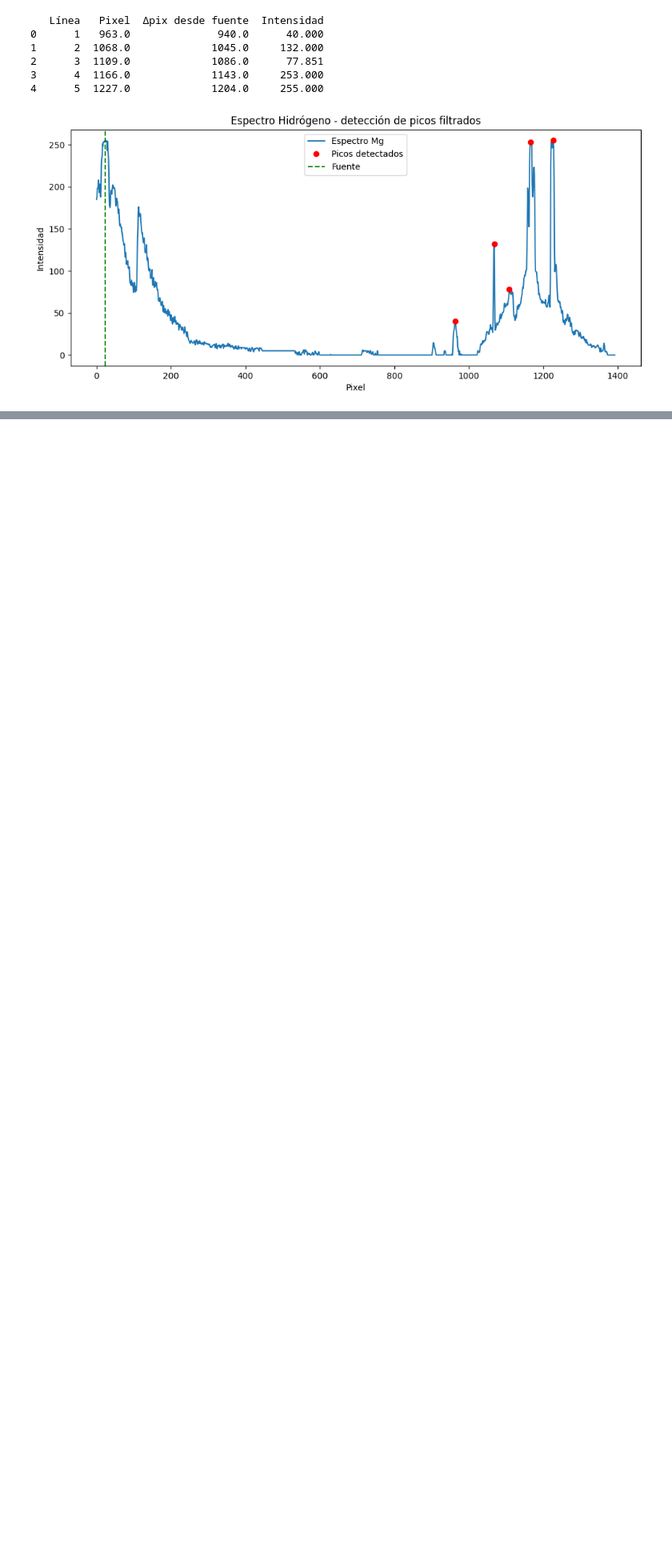
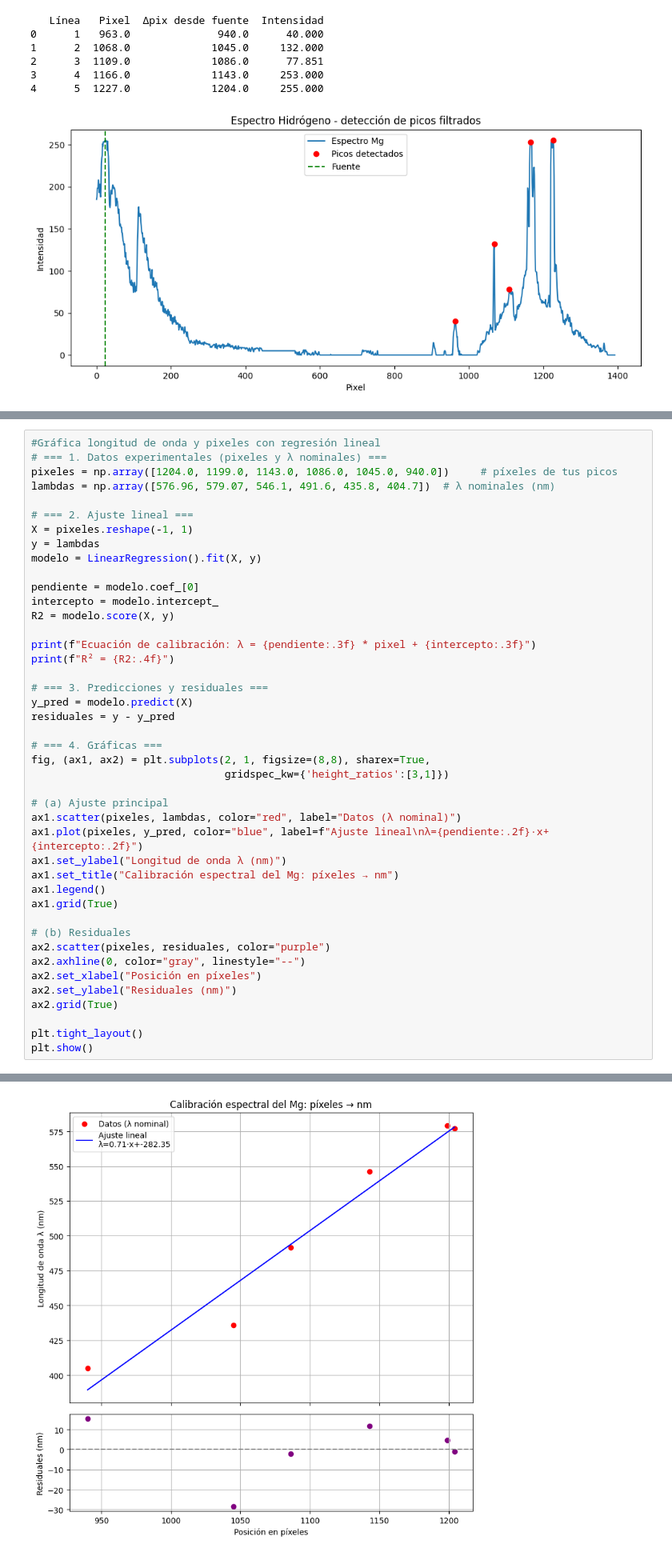
Before and after one commit to KateT840/Laboratorio_moderna, a Jupyter notebook: Lab_2/Codigo_Lab_2_mercurio.ipynb, the cells around one changed output, grey strips where cells are left out. Shown at 80% size. Drawn from its saved outputs; the diff is of its cells as text; blank space fills up the shorter version.

```diff
--- a/Lab_2/Codigo_Lab_2_mercurio.ipynb
+++ b/Lab_2/Codigo_Lab_2_mercurio.ipynb
@@ -137,0 +206,44 @@ plt.show()
+# %%
+#Gráfica longitud de onda y pixeles con regresión lineal
+# === 1. Datos experimentales (pixeles y λ nominales) ===
+pixeles = np.array([1204.0, 1199.0, 1143.0, 1086.0, 1045.0, 940.0])     # píxeles de tus picos
+lambdas = np.array([576.96, 579.07, 546.1, 491.6, 435.8, 404.7])  # λ nominales (nm)
+
+# === 2. Ajuste lineal ===
+X = pixeles.reshape(-1, 1)
+y = lambdas
+modelo = LinearRegression().fit(X, y)
+
+pendiente = modelo.coef_[0]
+intercepto = modelo.intercept_
+R2 = modelo.score(X, y)
+
+print(f"Ecuación de calibración: λ = {pendiente:.3f} * pixel + {intercepto:.3f}")
+print(f"R² = {R2:.4f}")
+
+# === 3. Predicciones y residuales ===
+y_pred = modelo.predict(X)
+residuales = y - y_pred
+
+# === 4. Gráficas ===
+fig, (ax1, ax2) = plt.subplots(2, 1, figsize=(8,8), sharex=True,
+                               gridspec_kw={'height_ratios':[3,1]})
+
+# (a) Ajuste principal
+ax1.scatter(pixeles, lambdas, color="red", label="Datos (λ nominal)")
+ax1.plot(pixeles, y_pred, color="blue", label=f"Ajuste lineal\nλ={pendiente:.2f}·x+{intercepto:.2f}")
+ax1.set_ylabel("Longitud de onda λ (nm)")
+ax1.set_title("Calibración espectral del Mg: píxeles → nm")
+ax1.legend()
+ax1.grid(True)
+
+# (b) Residuales
+ax2.scatter(pixeles, residuales, color="purple")
+ax2.axhline(0, color="gray", linestyle="--")
+ax2.set_xlabel("Posición en píxeles")
+ax2.set_ylabel("Residuales (nm)")
+ax2.grid(True)
+
+plt.tight_layout()
+plt.show()
+# %% [output]
@@ -137,0 +252 @@ plt.show()
+[figure, added]
```
Also changed, not shown: parts of 3 cells of this notebook.
